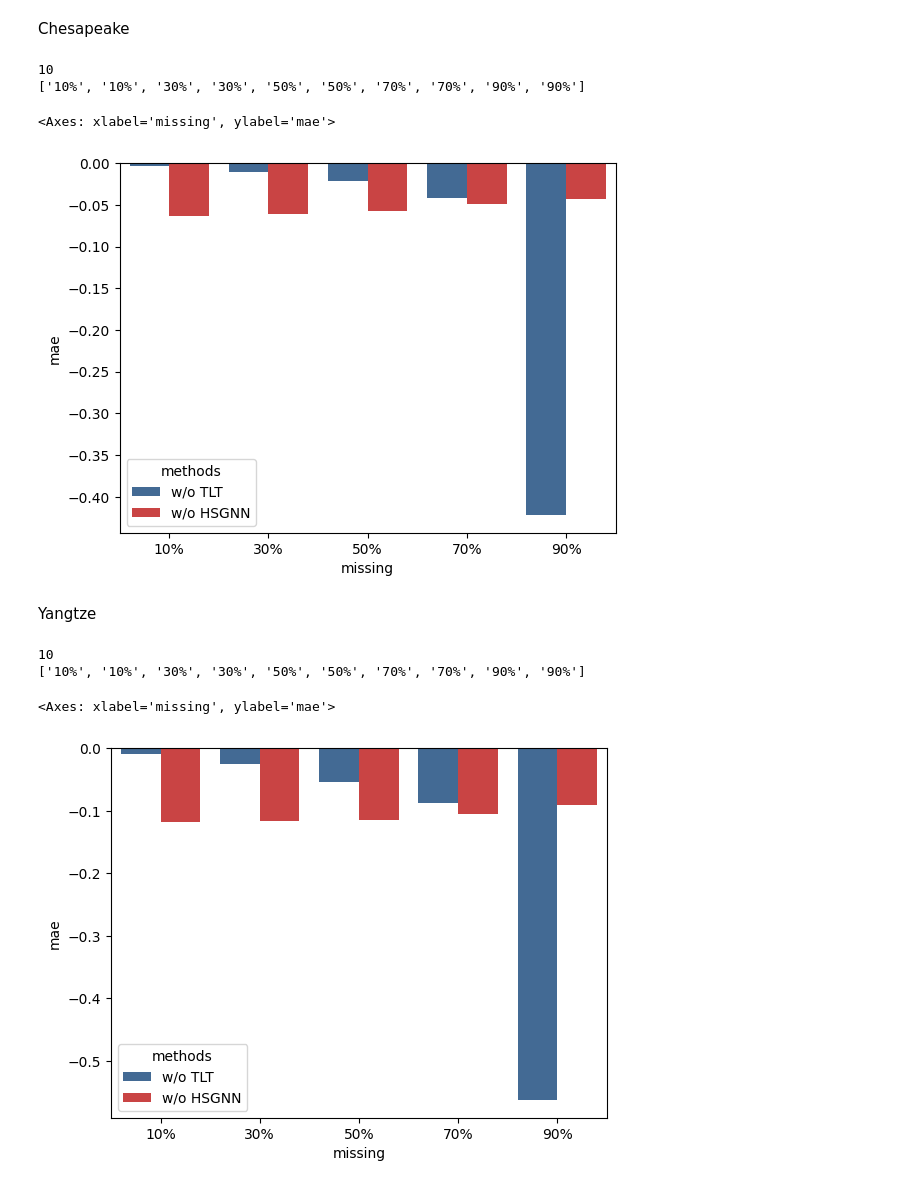
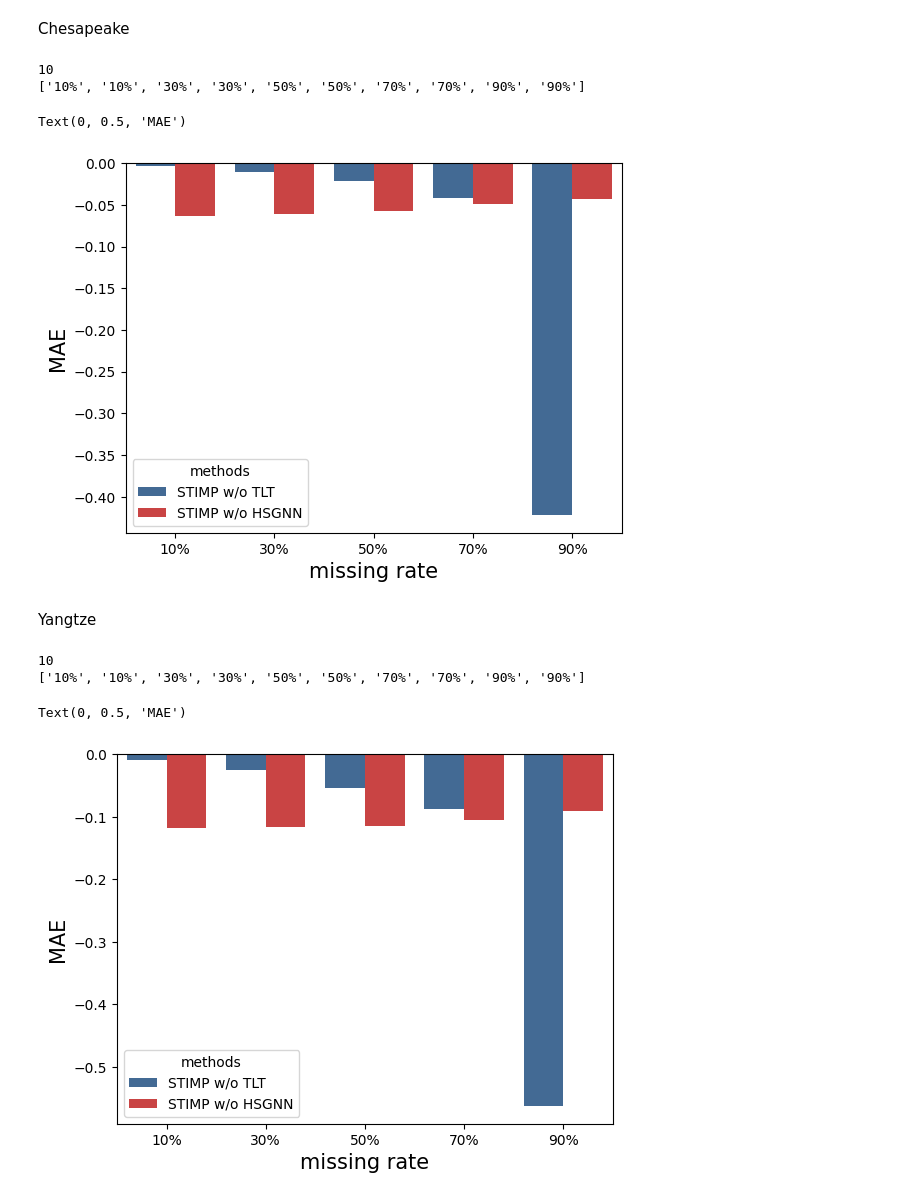
Before and after one commit to YangLabHKUST/STIMP, a Jupyter notebook: visualization/ablation_study.ipynb, the cells around one changed output. Drawn from its saved outputs; the diff is of its cells as text; code cells hidden in the pictures.

```diff
--- a/visualization/ablation_study.ipynb
+++ b/visualization/ablation_study.ipynb
@@ -92,16 +96,16 @@ missing.append("70%")
 missing.append("90%")
 missing.append("90%")
 method = []
-method.append("w/o TLT")
-method.append("w/o HSGNN")
-method.append("w/o TLT")
-method.append("w/o HSGNN")
-method.append("w/o TLT")
-method.append("w/o HSGNN")
-method.append("w/o TLT")
-method.append("w/o HSGNN")
-method.append("w/o TLT")
-method.append("w/o HSGNN")
+method.append("STIMP w/o TLT")
+method.append("STIMP w/o HSGNN")
+method.append("STIMP w/o TLT")
+method.append("STIMP w/o HSGNN")
+method.append("STIMP w/o TLT")
+method.append("STIMP w/o HSGNN")
+method.append("STIMP w/o TLT")
+method.append("STIMP w/o HSGNN")
+method.append("STIMP w/o TLT")
+method.append("STIMP w/o HSGNN")
 print(len(method))
 print(missing)
 data = {'mae': -np.array([0.0039, 0.0634, 0.0105,0.0616,0.0217,0.0575,0.0418,0.0493,0.4221,0.0434]),
@@ -109,47 +113,51 @@ data = {'mae': -np.array([0.0039, 0.0634, 0.0105,0.0616,0.0217,0.0575,0.0418,0.0
         'missing':missing}
 data = pd.DataFrame.from_dict(data)
 sns.barplot(data=data, x='missing',y='mae',hue="methods",palette=color_palette)
+plt.xlabel(xlabel="missing rate", size=15)
+plt.ylabel(ylabel="MAE", size=15)
 # %% [output]
 10
 ['10%', '10%', '30%', '30%', '50%', '50%', '70%', '70%', '90%', '90%']
-<Axes: xlabel='missing', ylabel='mae'>
+Text(0, 0.5, 'MAE')
-[figure, old version]
+[figure, new version]
 # %% [markdown]
 Yangtze
 # %%
 import pandas as pd
 import numpy as np
 missing = []
 missing.append("10%")
 missing.append("10%")
 missing.append("30%")
 missing.append("30%")
 missing.append("50%")
 missing.append("50%")
 missing.append("70%")
 missing.append("70%")
 missing.append("90%")
 missing.append("90%")
 method = []
-method.append("w/o TLT")
-method.append("w/o HSGNN")
-method.append("w/o TLT")
-method.append("w/o HSGNN")
-method.append("w/o TLT")
-method.append("w/o HSGNN")
-method.append("w/o TLT")
-method.append("w/o HSGNN")
-method.append("w/o TLT")
-method.append("w/o HSGNN")
+method.append("STIMP w/o TLT")
+method.append("STIMP w/o HSGNN")
+method.append("STIMP w/o TLT")
+method.append("STIMP w/o HSGNN")
+method.append("STIMP w/o TLT")
+method.append("STIMP w/o HSGNN")
+method.append("STIMP w/o TLT")
+method.append("STIMP w/o HSGNN")
+method.append("STIMP w/o TLT")
+method.append("STIMP w/o HSGNN")
 print(len(method))
 print(missing)
 data = {'mae': -np.array([0.0098, 0.1177, 0.0256,0.1164,0.0545,0.1143,0.0886,0.1051,0.5632,0.0915]),
         'methods':method,
         'missing':missing}
 data = pd.DataFrame.from_dict(data)
 sns.barplot(data=data, x='missing',y='mae',hue="methods",palette=color_palette)
+plt.xlabel(xlabel="missing rate", size=15)
+plt.ylabel(ylabel="MAE", size=15)
 # %% [output]
 10
 ['10%', '10%', '30%', '30%', '50%', '50%', '70%', '70%', '90%', '90%']
-<Axes: xlabel='missing', ylabel='mae'>
+Text(0, 0.5, 'MAE')
-[figure, old version]
+[figure, new version]
```
Also changed, not shown: parts of 2 cells of this notebook, 5 other files.
